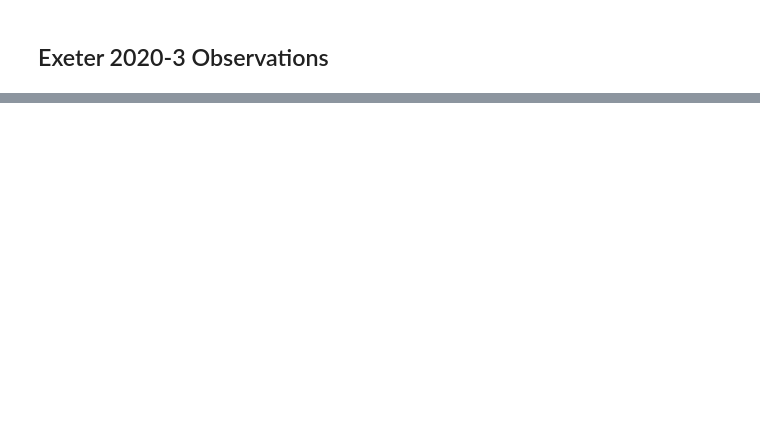
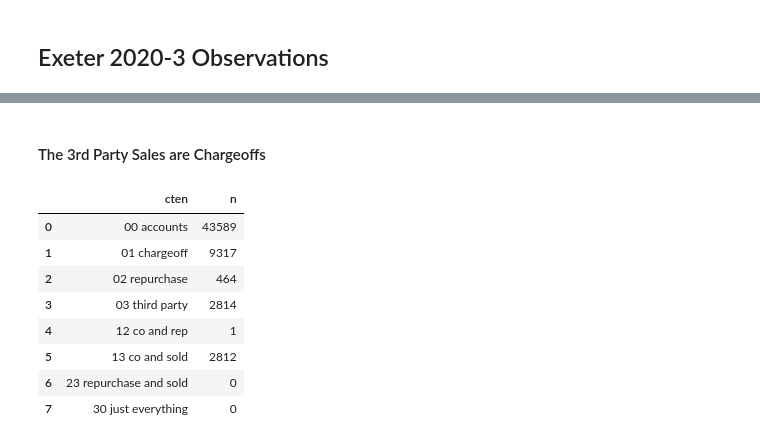
Before and after one commit to johnlichtenstein/examine_ABSEE, a Jupyter notebook: exeter20203.ipynb, the cells around one changed output, grey strips where cells are left out. Cells and saved outputs as stored; diff of their text form; code cells hidden in the pictures; blank space fills up the shorter version.

```diff
--- a/exeter20203.ipynb
+++ b/exeter20203.ipynb
@@ -39,0 +111,16 @@ pd.read_sql(qS, con).set_index("zeroBalanceCode")
+# %% [markdown]
+#### The 3rd Party Sales are Chargeoffs
+# %%
+qT  = open("sql/delinquencyBeforeCO.sql").read()
+multiEndR = pd.read_sql(qT.format(final="select * from overlap order by cten"), con)
+multiEndR
+# %% [output]
+|  | cten | n |
+| 0 | 00 accounts | 43589 |
+| 1 | 01 chargeoff | 9317 |
+| 2 | 02 repurchase | 464 |
+| 3 | 03 third party | 2814 |
+| 4 | 12 co and rep | 1 |
+| 5 | 13 co and sold | 2812 |
+| 6 | 23 repurchase and sold | 0 |
+| 7 | 30 just everything | 0 |
```
Also changed, not shown: parts of 19 cells of this notebook, 2 other files.
